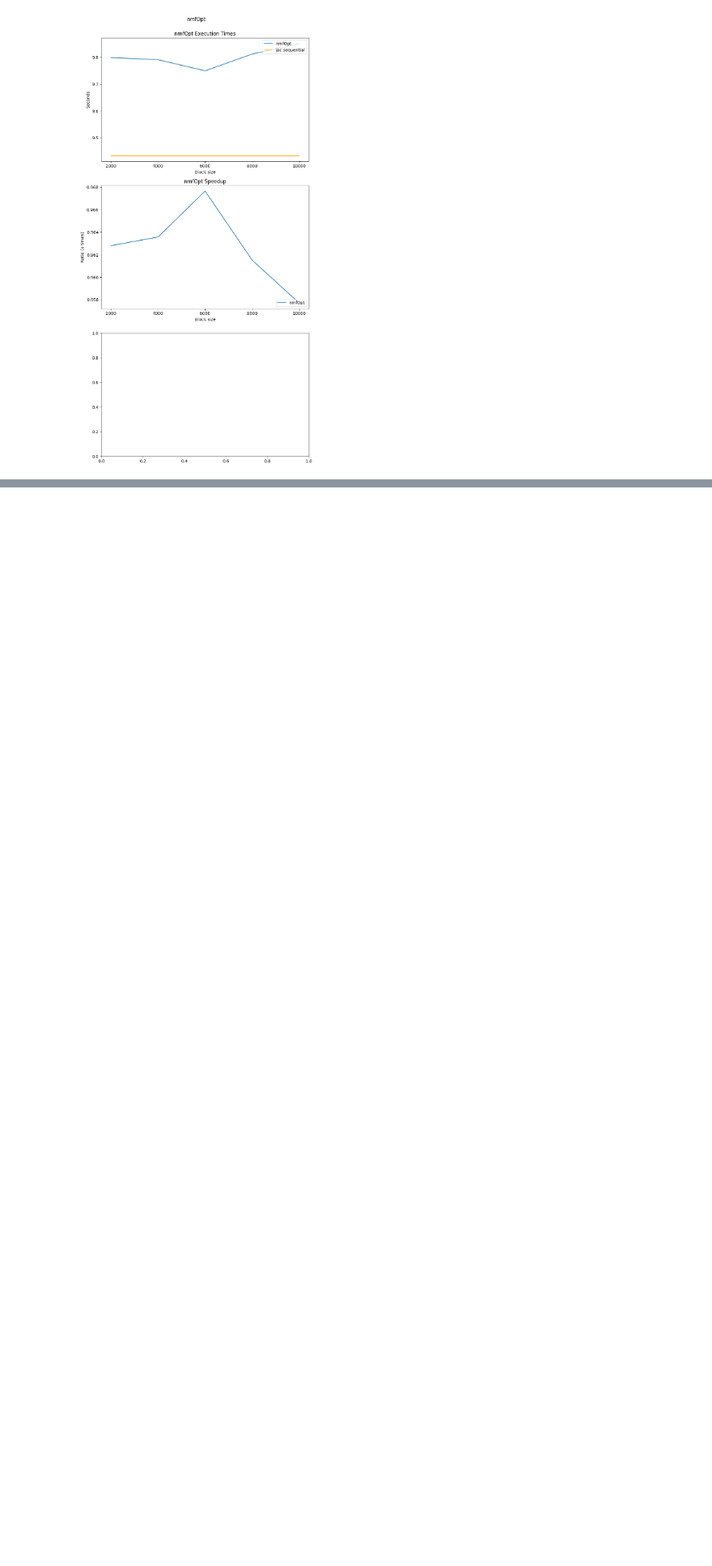
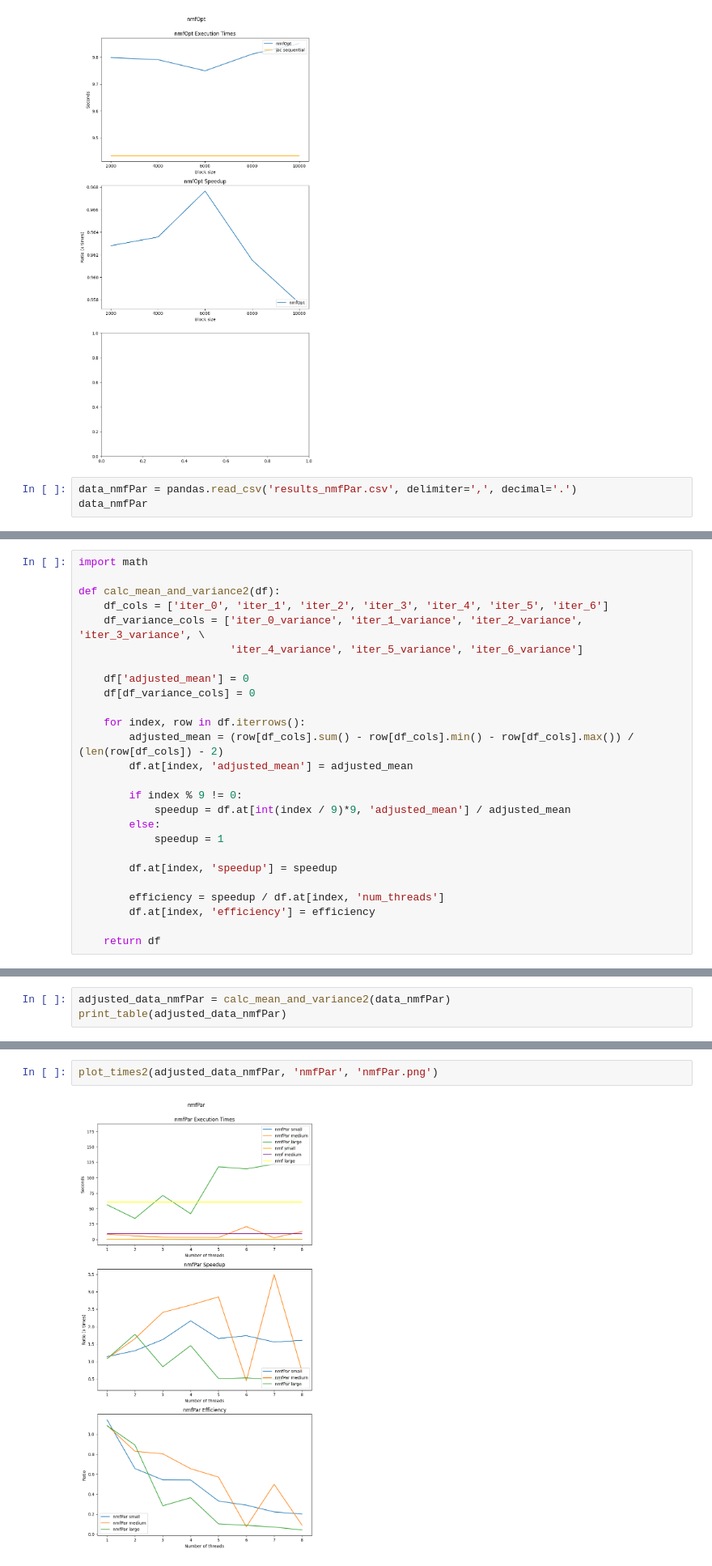
Before and after one commit to NFabrizio/NMF, a Jupyter notebook: results.ipynb, the cells around one changed output, grey strips where cells are left out. Shown: that part at 81% size. Cells and saved outputs as stored; diff of their text form; blank space fills up the shorter version.

Commit message:
feature/optimize-nmf-nf Adds experiment results for nmfPar

```diff
--- a/results.ipynb
+++ b/results.ipynb
@@ -283,3 +283,6 @@ def plot_times(adjusted_data, fig_title='', fig_file_name='test.png'):
 plot_times(adjusted_data_nmfOpt, 'nmfOpt', 'nmfOpt.png')
 # %% [output]
 [figure]
+# %%
+data_nmfPar = pandas.read_csv('results_nmfPar.csv', delimiter=',', decimal='.')
+data_nmfPar
@@ -285,0 +307,26 @@ plot_times(adjusted_data_nmfOpt, 'nmfOpt', 'nmfOpt.png')
+# %%
+import math
+
+def calc_mean_and_variance2(df):
+    df_cols = ['iter_0', 'iter_1', 'iter_2', 'iter_3', 'iter_4', 'iter_5', 'iter_6']
+    df_variance_cols = ['iter_0_variance', 'iter_1_variance', 'iter_2_variance', 'iter_3_variance', \
+                        'iter_4_variance', 'iter_5_variance', 'iter_6_variance']
+
+    df['adjusted_mean'] = 0
+    df[df_variance_cols] = 0
+
+    for index, row in df.iterrows():
+        adjusted_mean = (row[df_cols].sum() - row[df_cols].min() - row[df_cols].max()) / (len(row[df_cols]) - 2)
+        df.at[index, 'adjusted_mean'] = adjusted_mean
+
+        if index % 9 != 0:
+            speedup = df.at[int(index / 9)*9, 'adjusted_mean'] / adjusted_mean
+        else:
+            speedup = 1
+
+        df.at[index, 'speedup'] = speedup
+
+        efficiency = speedup / df.at[index, 'num_threads']
+        df.at[index, 'efficiency'] = efficiency
+
+    return df
@@ -285,0 +342,3 @@ plot_times(adjusted_data_nmfOpt, 'nmfOpt', 'nmfOpt.png')
+# %%
+adjusted_data_nmfPar = calc_mean_and_variance2(data_nmfPar)
+print_table(adjusted_data_nmfPar)
@@ -285,0 +412,4 @@ plot_times(adjusted_data_nmfOpt, 'nmfOpt', 'nmfOpt.png')
+# %%
+plot_times2(adjusted_data_nmfPar, 'nmfPar', 'nmfPar.png')
+# %% [output]
+[figure, added]
```
Also changed, not shown: parts of 5 cells of this notebook, 3 other files.
